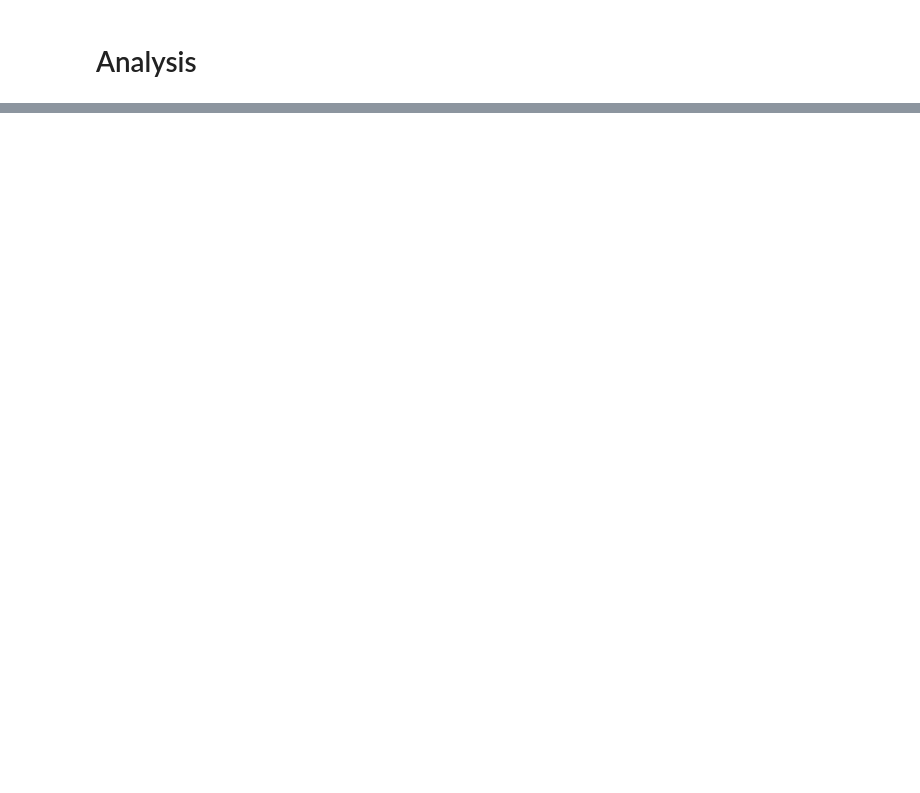
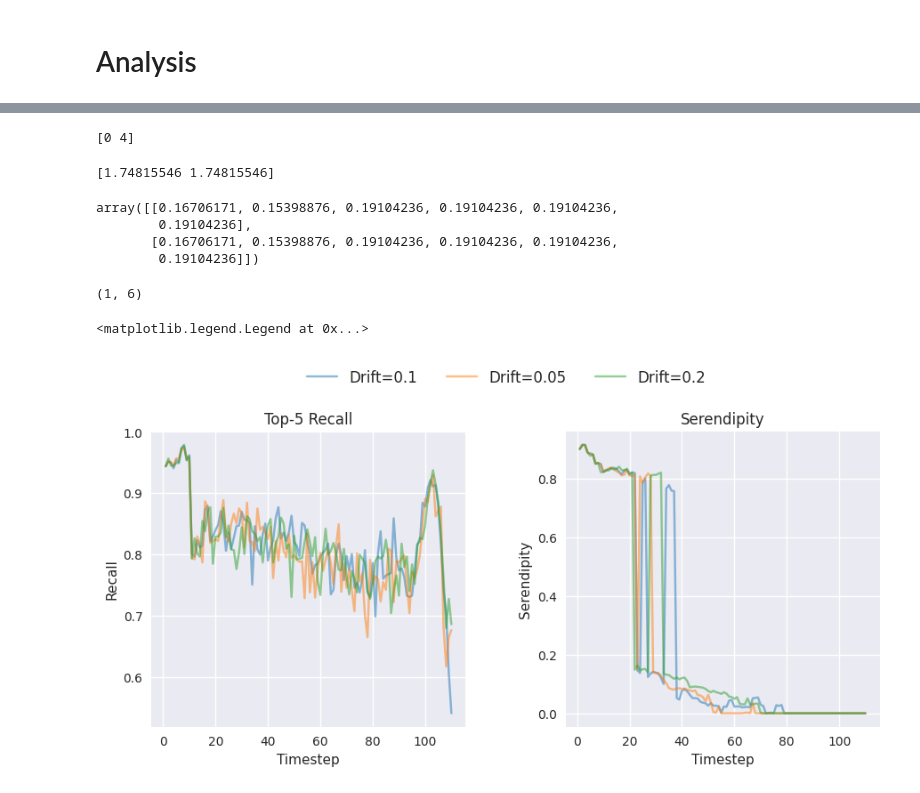
Before and after one commit to jannikjw/fair-recommender-systems, a Jupyter notebook: analysis.ipynb, the cells around one changed output, grey strips where cells are left out. Cells and saved outputs as stored; diff of their text form; code cells hidden in the pictures; blank space fills up the shorter version.

```diff
--- a/analysis.ipynb
+++ b/analysis.ipynb
@@ -117,0 +130,73 @@ summary_df
+# %%
+temp = np.array([0, 3, 4]).copy()
+persist = temp
+temp = np.delete(temp, 1)
+persist
+print(temp)
+# %% [output]
+[0 4]
+# %%
+predicted_probs = np.array([
+    [0.3, 0.1, 0.2, 0.2, 0.2, 0.2],
+    [0.3, 0.1, 0.2, 0.2, 0.2, 0.2],
+])
+
+# def entropy(array):
+#     return -np.sum(array * np.log(array))
+
+
+entropy_deltas = np.zeros_like(predicted_probs)
+set_entropy = entropy(predicted_probs, axis=1)
+for i in range(predicted_probs.shape[1]):
+    entropy_deltas[:, i] = set_entropy - entropy(np.delete(predicted_probs, i, axis=1), axis=1)
+
+entropy_deltas
+# %% [output]
+[1.74815546 1.74815546]
+array([[0.16706171, 0.15398876, 0.19104236, 0.19104236, 0.19104236,
+        0.19104236],
+       [0.16706171, 0.15398876, 0.19104236, 0.19104236, 0.19104236,
+        0.19104236]])
+# %%
+predicted_probs.shape
+# %% [output]
+(1, 6)
+# %%
+
+
+fig, ax = plt.subplots(1, 2, figsize=(10, 5))
+fig.tight_layout(pad=5.0)
+colors = plt.get_cmap('tab10')
+
+# plot rec_similarity with timesteps on x axis
+legend_lines, legend_names = [], []
+for i, df in enumerate(dfs):
+    ts = df['timesteps']
+    name = 'Drift=' + str(parameters_df.loc[i, 'Drift'])
+    legend_names.append(name)
+
+    line, = ax[0].plot(ts, df['recall_at_k'], label=name, alpha=0.5, color=colors(i))
+    # ax[0,1].plot(ts, df['user_mse'], label=name)
+    ax[1].plot(ts, df['serendipity_metric'], label=name, alpha=0.5, color=colors(i))
+
+    legend_lines.append(line)
+
+for a in ax:
+    a.set_xlabel('Timestep')
+
+ax[0].set_title('Top-5 Recall')
+ax[0].set_ylabel('Recall')
+
+ax[1].set_title('Serendipity')
+ax[1].set_ylabel('Serendipity')
+
+fig.legend(legend_lines,
+           legend_names,
+           loc='upper center',
+           fontsize=12,
+           frameon=False,
+           ncol=5,
+           bbox_to_anchor=(.5, 1.02))
+# %% [output]
+<matplotlib.legend.Legend at 0x...>
+[figure, added]
```
Also changed, not shown: parts of 9 cells of this notebook, 49 other files.
